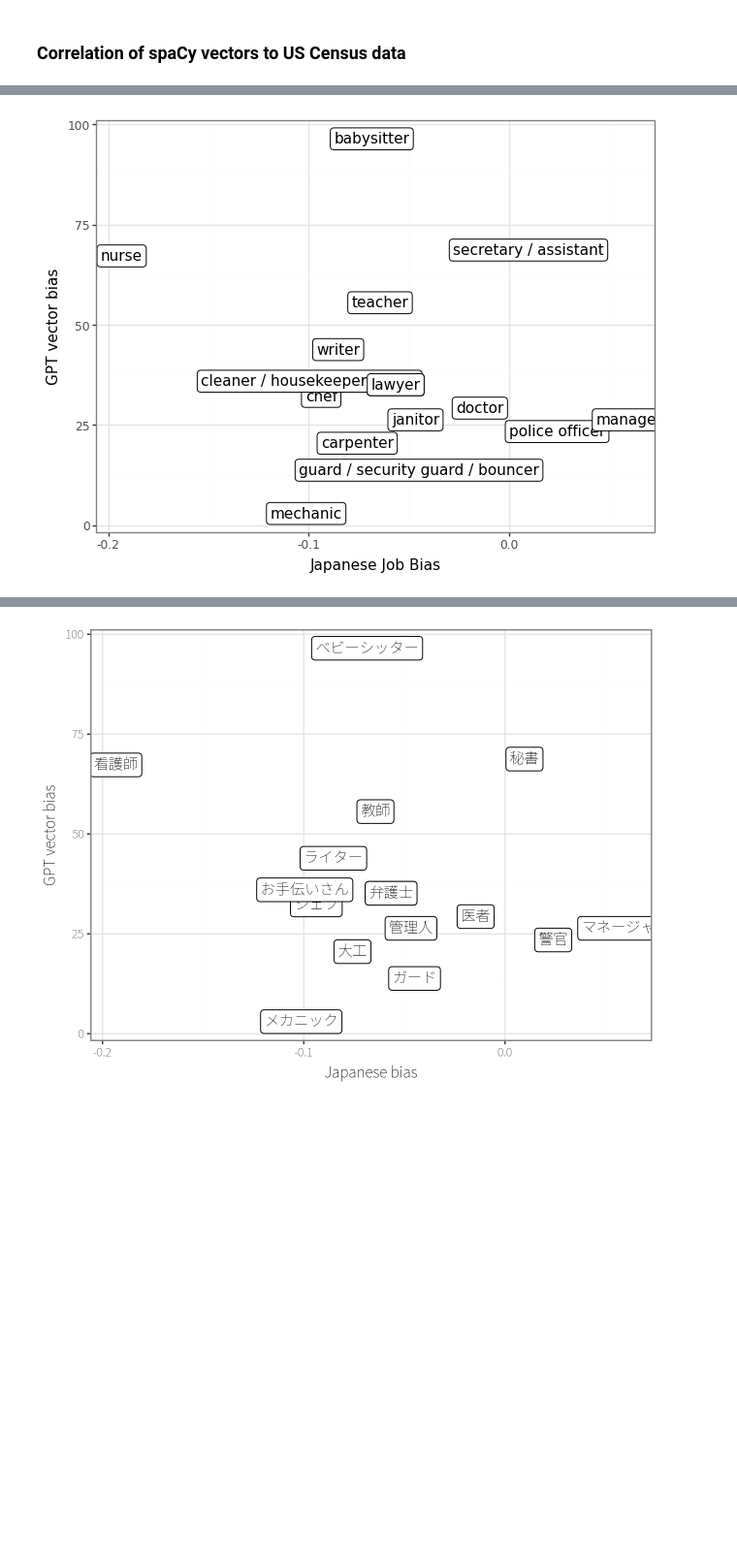
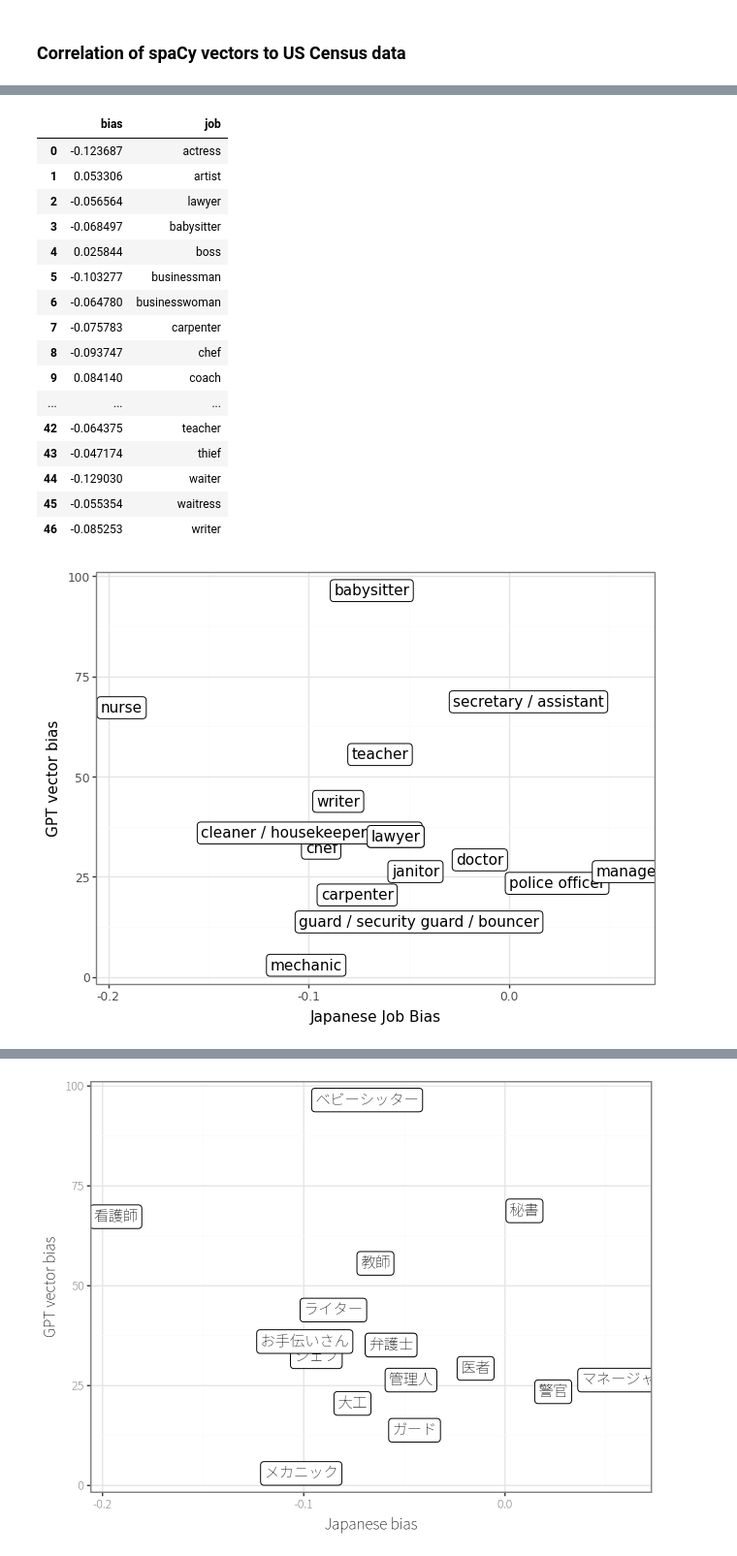
Before and after one commit to alvintsa/Iconicity-research, a Jupyter notebook: notebooks/mBERT-bias_projection.ipynb, the cells around one changed output, grey strips where cells are left out. Shown at 97% size. Cells and saved outputs as stored; diff of their text form; code cells hidden in the pictures; blank space fills up the shorter version.

```diff
--- a/notebooks/mBERT-bias_projection.ipynb
+++ b/notebooks/mBERT-bias_projection.ipynb
@@ -435,34 +587,51 @@ for s in mBERT_japaneseJobs_list:
 
 
 # print(japanese_to_english_jobs_list)
 
 mBERT_japanese_jobs_df = pd.DataFrame(japanese_to_english_jobs_list, columns = ["bias", "job"])
 
 merged_df = mBERT_japanese_jobs_df.merge(df)
 japanese_merged_df = merged_df.copy()
 japanese_merged_df["job"] = japanese_merged_df["job"].map(english_to_japanese)
 
 
 # display(mBERT_japanese_jobs_df)
 # display(merged_df)
 # display(japanese_merged_df)
 
 
 # display(df)
-# display(mBERT_japanese_jobs_df)
+display(mBERT_japanese_jobs_df)
 # display(merged_df)
 
 correlation_plot(mBERT_japanese_jobs_df, df, "bias", "gpt_white_F", "job", "Japanese Job Bias", "GPT vector bias")
 # correlation_bounded_plot(mBERT_japanese_jobs_df, df, "bias", "gpt_white_F", "job", "Japanese Job Bias", "GPT vector bias", (-0.7, 0.7))
 
 # (ggplot(merged_df,
 #        aes(x='bias', y='gpt_white_F', label='job')) + geom_label(size = 5, label_padding=0.1) + theme_bw()
 #        + xlab("Japanese bias")
 #        + ylab("GPT vector bias")
 #     #    + xlim(-0.7, 0.7)
 #     #    + ylim(0.7, 1.4)
 #        + theme(text=element_text(family=prop.get_name())))
 # %% [output]
+|  | bias | job |
+| 0 | -0.123687 | actress |
+| 1 | 0.053306 | artist |
+| 2 | -0.056564 | lawyer |
+| 3 | -0.068497 | babysitter |
+| 4 | 0.025844 | boss |
+| 5 | -0.103277 | businessman |
+| 6 | -0.064780 | businesswoman |
+| 7 | -0.075783 | carpenter |
+| 8 | -0.093747 | chef |
+| 9 | 0.084140 | coach |
+| ... | ... | ... |
+| 42 | -0.064375 | teacher |
+| 43 | -0.047174 | thief |
+| 44 | -0.129030 | waiter |
+| 45 | -0.055354 | waitress |
+| 46 | -0.085253 | writer |
 [figure]
 # %%
 display(df.head())
```
Also changed, not shown: parts of 14 cells of this notebook, 1 other file.
